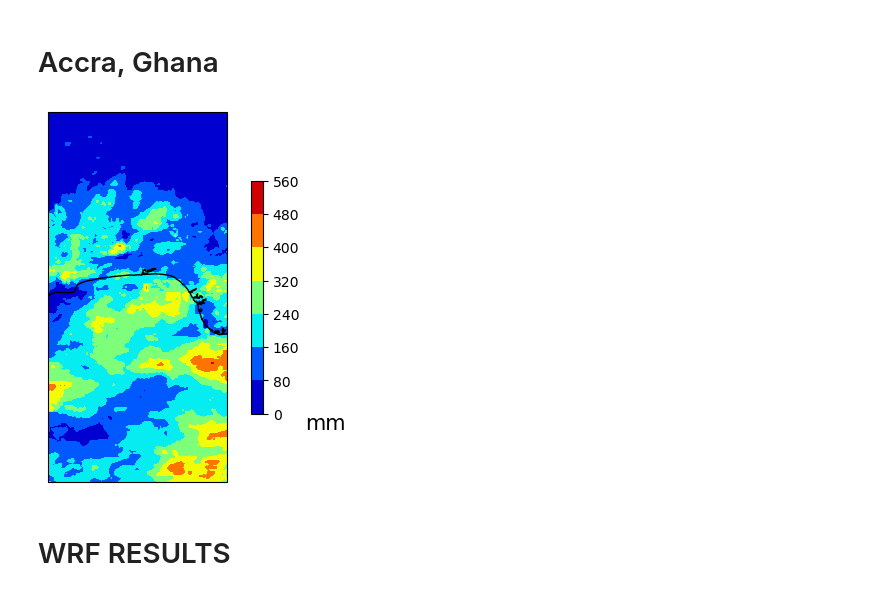
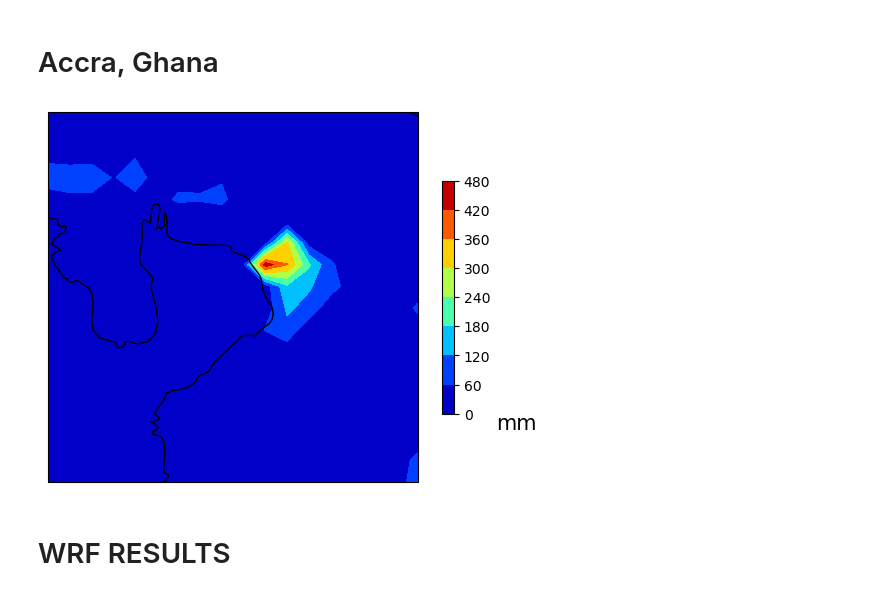
Before and after one commit to Emiru15/morph-slums-climate, a Jupyter notebook: wrf_results_extract.ipynb, the cells around one changed output. Saved outputs shown, nothing was run; the diff lists cells and outputs as text; code cells hidden in the pictures.

```diff
--- a/wrf_results_extract.ipynb
+++ b/wrf_results_extract.ipynb
@@ -224,30 +155,34 @@ plt.show()
 # %% [markdown]
 # Accra, Ghana
 # %%
+# DOMAIN 3 # -0.762 ~ +0.574, -0.762 ~ +0.574
 # Accra Ghana: -0.1870, 5.6037
 # 6.613, -6.587~+6.605
 # -6.8 ~ +6.426, -0.9833 ~ 12.2087
 
+# Malabon PH: 120.960334, 14.665835
+# DOMAIN 1 114.36 ~ 127.56, 8.08 ~ 21.28
+# DOMAIN 3
 ax = plt.axes(projection=ccrs.PlateCarree())
 
-# longitude is from ranges 0 to 359. might need to change how to capture areas nearing the edge values
-lonbounds = (lon > -6.8) & (lon < 6.426)
-latbounds = (lat > -0.9833) & (lat < 12.2087)
+# For Ghana, longitude is from ranges 0 to 359. might need to change how to capture areas nearing the edge values
+lonbounds = (lon > 120.20) & (lon < 121.53)
+latbounds = (lat > 13.908) & (lat < 15.244)
 lonrange = lon[lonbounds]
 latrange = lat[latbounds]
 lonindices = np.where(lonbounds)[0]
 latindices = np.where(latbounds)[0]
 
 # code to control scale of contourf -> levels=np.linspace(0,20)
 cf = plt.contourf(lonrange, latrange, cmorph[latindices,lonindices[:, np.newaxis]].T, cmap='jet')
 cb = plt.colorbar(cf, fraction=0.0235, pad=0.05)
 cb.set_label('mm', fontsize=15, rotation=0, loc='bottom')
 
 ax.add_feature(cfeature.COASTLINE)
 
 plt.show()
 # %% [output]
-[figure, old version]
+[figure, new version]
 # %% [markdown]
 # WRF RESULTS
 # %%
```
Also changed, not shown: parts of 3 cells of this notebook, 5 other files.
